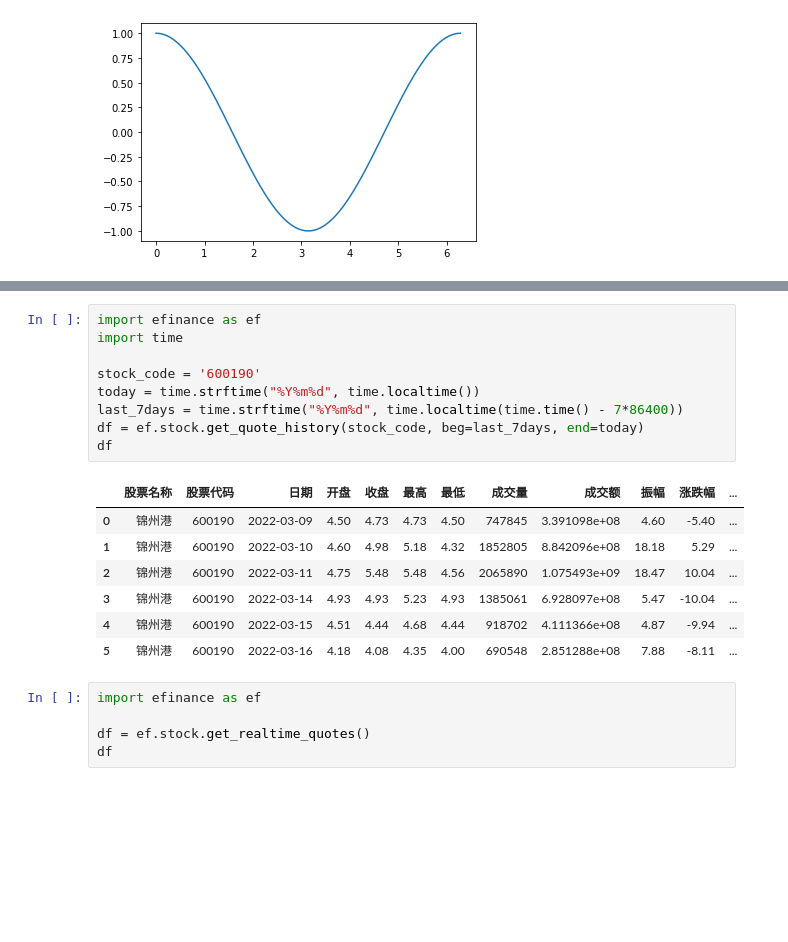
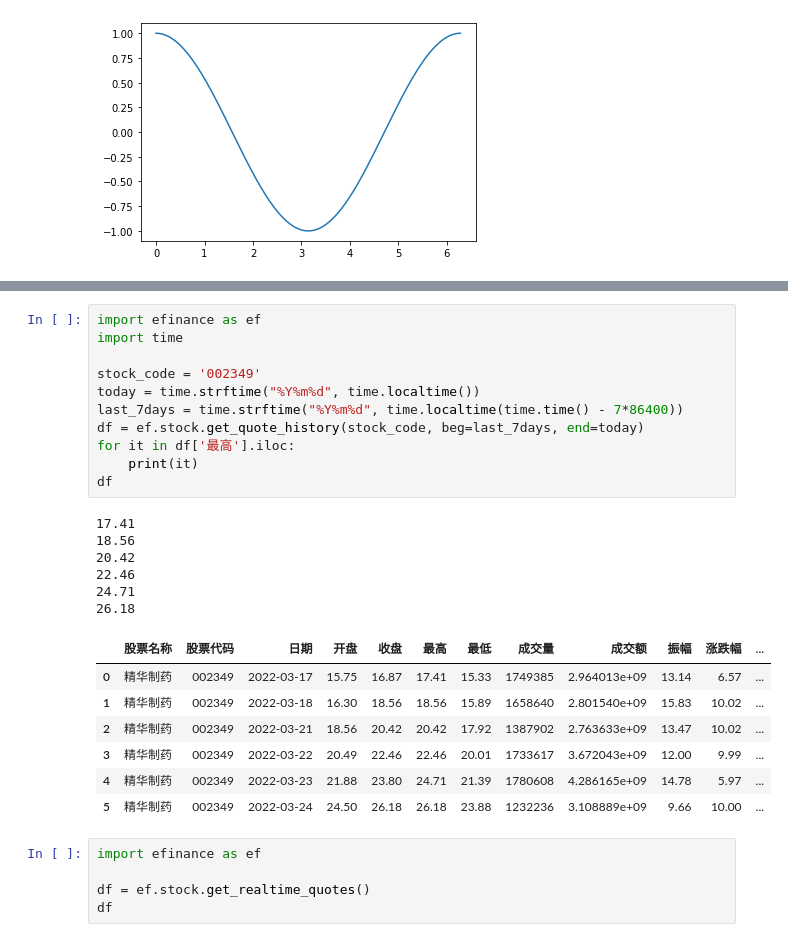
Before and after one commit to senmud/stock, a Jupyter notebook: stock_jupyter.ipynb, the cells around one changed output, grey strips where cells are left out. Drawn from its saved outputs; the diff is of its cells as text; blank space fills up the shorter version.

```diff
--- a/stock_jupyter.ipynb
+++ b/stock_jupyter.ipynb
@@ -58,20 +58,28 @@ df
 # %%
 import efinance as ef
 import time
 
-stock_code = '600190'
+stock_code = '002349'
 today = time.strftime("%Y%m%d", time.localtime())
 last_7days = time.strftime("%Y%m%d", time.localtime(time.time() - 7*86400))
 df = ef.stock.get_quote_history(stock_code, beg=last_7days, end=today)
+for it in df['最高'].iloc:
+    print(it)
 df
 # %% [output]
+17.41
+18.56
+20.42
+22.46
+24.71
+26.18
 |  | 股票名称 | 股票代码 | 日期 | 开盘 | 收盘 | 最高 | 最低 | 成交量 | 成交额 | 振幅 | 涨跌幅 | ... |
-| 0 | 锦州港 | 600190 | 2022-03-09 | 4.50 | 4.73 | 4.73 | 4.50 | 747845 | 3.391098e+08 | 4.60 | -5.40 | ... |
-| 1 | 锦州港 | 600190 | 2022-03-10 | 4.60 | 4.98 | 5.18 | 4.32 | 1852805 | 8.842096e+08 | 18.18 | 5.29 | ... |
-| 2 | 锦州港 | 600190 | 2022-03-11 | 4.75 | 5.48 | 5.48 | 4.56 | 2065890 | 1.075493e+09 | 18.47 | 10.04 | ... |
-| 3 | 锦州港 | 600190 | 2022-03-14 | 4.93 | 4.93 | 5.23 | 4.93 | 1385061 | 6.928097e+08 | 5.47 | -10.04 | ... |
-| 4 | 锦州港 | 600190 | 2022-03-15 | 4.51 | 4.44 | 4.68 | 4.44 | 918702 | 4.111366e+08 | 4.87 | -9.94 | ... |
-| 5 | 锦州港 | 600190 | 2022-03-16 | 4.18 | 4.08 | 4.35 | 4.00 | 690548 | 2.851288e+08 | 7.88 | -8.11 | ... |
+| 0 | 精华制药 | 002349 | 2022-03-17 | 15.75 | 16.87 | 17.41 | 15.33 | 1749385 | 2.964013e+09 | 13.14 | 6.57 | ... |
+| 1 | 精华制药 | 002349 | 2022-03-18 | 16.30 | 18.56 | 18.56 | 15.89 | 1658640 | 2.801540e+09 | 15.83 | 10.02 | ... |
+| 2 | 精华制药 | 002349 | 2022-03-21 | 18.56 | 20.42 | 20.42 | 17.92 | 1387902 | 2.763633e+09 | 13.47 | 10.02 | ... |
+| 3 | 精华制药 | 002349 | 2022-03-22 | 20.49 | 22.46 | 22.46 | 20.01 | 1733617 | 3.672043e+09 | 12.00 | 9.99 | ... |
+| 4 | 精华制药 | 002349 | 2022-03-23 | 21.88 | 23.80 | 24.71 | 21.39 | 1780608 | 4.286165e+09 | 14.78 | 5.97 | ... |
+| 5 | 精华制药 | 002349 | 2022-03-24 | 24.50 | 26.18 | 26.18 | 23.88 | 1232236 | 3.108889e+09 | 9.66 | 10.00 | ... |
 # %%
 import efinance as ef
 
```
Also changed, not shown: parts of 2 cells of this notebook, 2 other files.
